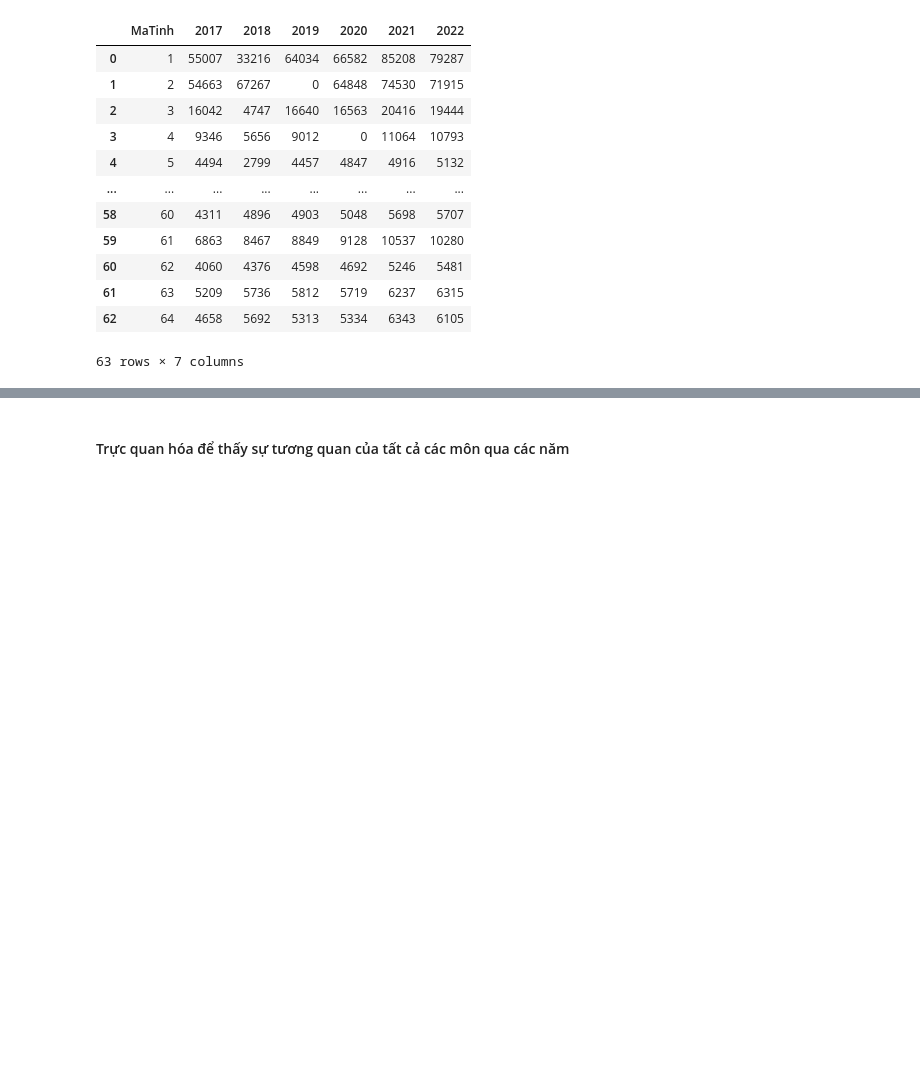
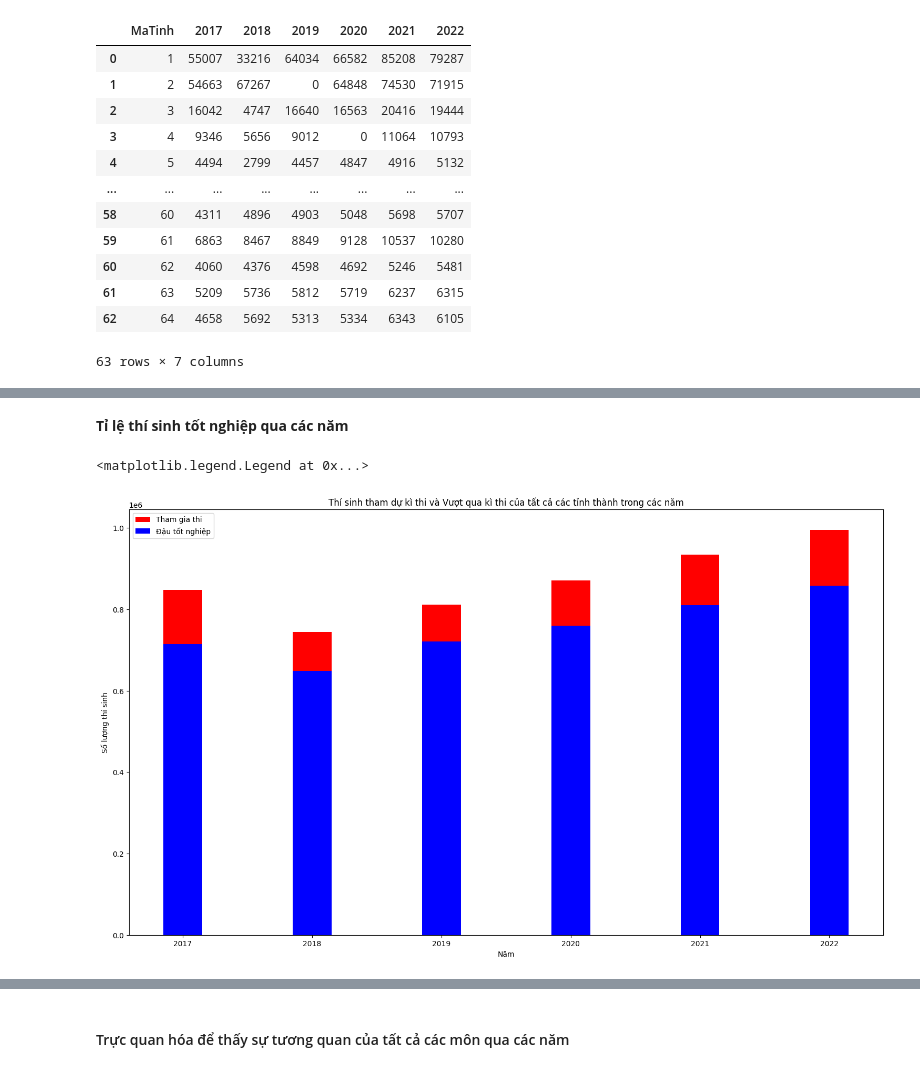
Before and after one commit to VienHaiYen/-DiemThi-2019-2022-THPTQG, a Jupyter notebook: main.ipynb, the cells around one changed output, grey strips where cells are left out. Cells and saved outputs as stored; diff of their text form; code cells hidden in the pictures; blank space fills up the shorter version.

```diff
--- a/main.ipynb
+++ b/main.ipynb
@@ -379,0 +353,20 @@ Name: 23, dtype: object
+# %% [markdown]
+**Tỉ lệ thí sinh tốt nghiệp qua các năm**
+# %%
+df_sum_citíes = df_cities.drop(['MaTinh','TenTinh'],axis=1).sum(axis=0)
+df_sum_passed_cities = df_city_passed.drop(['MaTinh'],axis=1).sum(axis=0)
+
+fig, a =  plt.subplots(1,1)
+fig.set_size_inches(18.5, 10.5, forward=True)
+
+a.bar(df_sum_citíes.index,df_sum_citíes.values, width=0.3, color='red', label='Tham gia thi')
+a.bar(df_sum_passed_cities.index,df_sum_passed_cities.values, width=0.3, color='blue', label='Đậu tốt nghiệp')
+
+a.set_ylabel('Số lượng thí sinh')
+a.set_xlabel('Năm')
+
+a.set_title("Thí sinh tham dự kì thi và Vượt qua kì thi của tất cả các tỉnh thành trong các năm")
+a.legend()
+# %% [output]
+<matplotlib.legend.Legend at 0x...>
+[figure, added]
```
Also changed, not shown: parts of 45 cells of this notebook, 1 other file.
